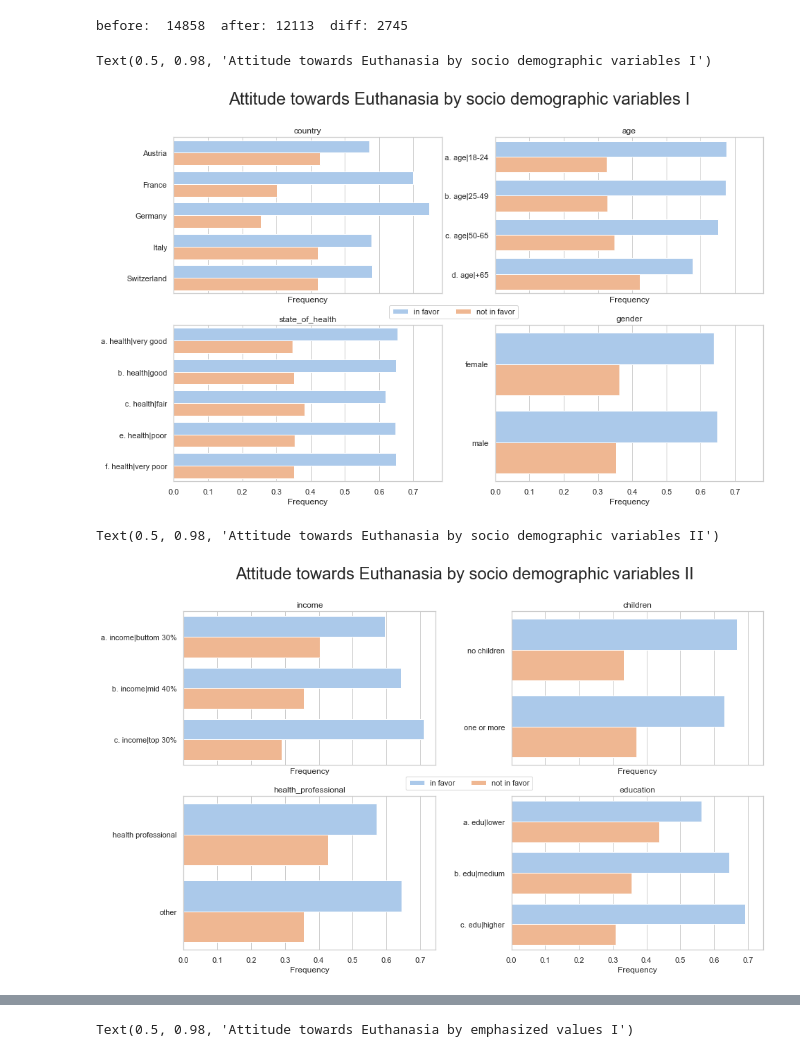
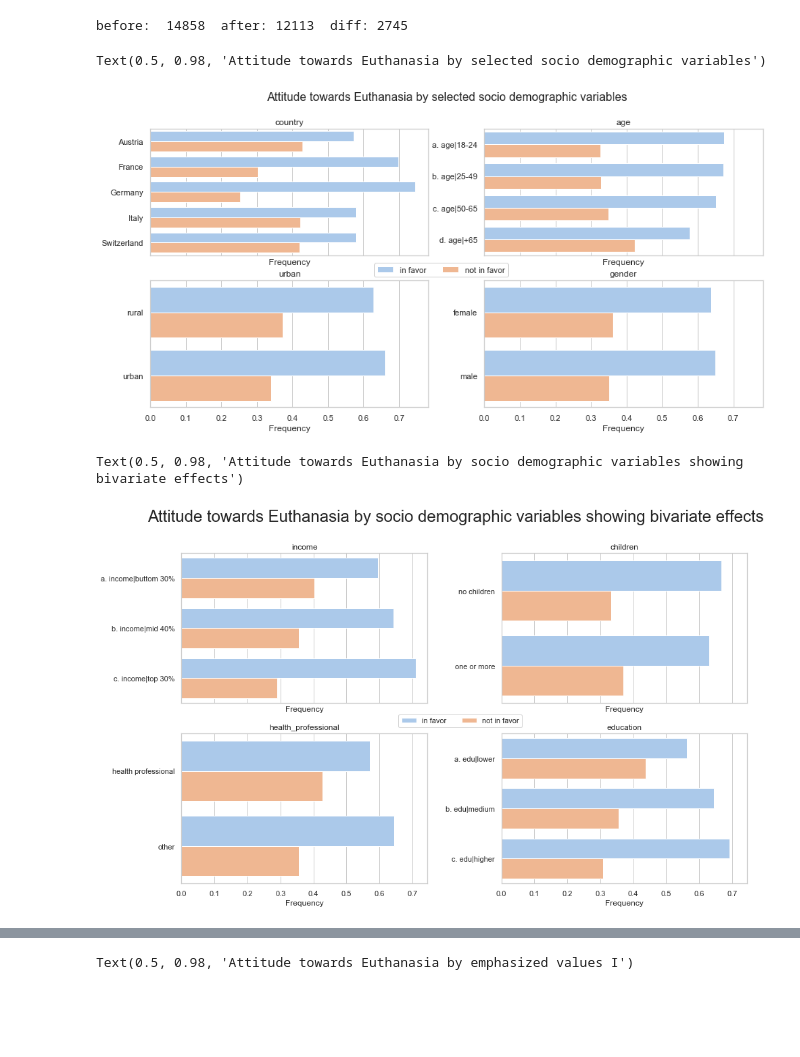
Before and after one commit to michaelEbner/mm_sandiego_final_project_python, a Jupyter notebook: final_project.ipynb, the cells around one changed output, grey strips where cells are left out. Drawn from its saved outputs; the diff is of its cells as text; code cells hidden in the pictures; blank space fills up the shorter version.

```diff
--- a/final_project.ipynb
+++ b/final_project.ipynb
@@ -129,10 +129,24 @@ df['importance_of_religion'] = np.where(df['importance_of_religion_num'] == 1,'a
                                       np.where(df['importance_of_religion_num'] == 2,'b. relImportance|quite important',
                                               np.where(df['importance_of_religion_num'] == 3,'c. relImportance|not important',
                                                        np.where(df['importance_of_religion_num'] == 4,'d. relImportance|not at all important', 'Unknown'))))
+df['importance of religion'] = np.where(df['importance_of_religion_num'] == 1,'very important',
+                                      np.where(df['importance_of_religion_num'] == 2,'quite important',
+                                              np.where(df['importance_of_religion_num'] == 3,'not important',
+                                                       np.where(df['importance_of_religion_num'] == 4,'not at all important', 'Unknown'))))
 ##do you belong to a religious denomination (1yes, 2no)
 df['rel_denomination_binary_num'] = np.where(df['v51'] < 0, float('NaN'), df['v51'])
 ##harmonized religious denomination
 df['rel_denomination'] = np.where(df['v52'] == 1, 'Roman catholic',
+                                    np.where(df['v52'] == 2, 'Protestant',
+                                                np.where(df['v52'] == 3, 'Other Christians',
+                                                        np.where(df['v52'] == 4, 'Other',
+                                                                    np.where(df['v52'] == 5, 'Muslim',
+                                                                                np.where(df['v52'] == 6, 'Other Rel. Denomination',
+                                                                                        np.where(df['v52'] == 7, 'Other',
+                                                                                                np.where(df['v52'] == 8, 'Other Christians',
+                                                                                                         np.where(df['rel_denomination_binary_num'] == 2,'No Rel. Denomination',
+                                                                                                                  np.where(df['v52'] == 9, 'Other', 'Unknown'))))))))))
+df['religious denomination'] = np.where(df['v52'] == 1, 'Roman catholic',
                                     np.where(df['v52'] == 2, 'Protestant',
                                                 np.where(df['v52'] == 3, 'Other Christians',
                                                         np.where(df['v52'] == 4, 'Other',
@@ -142,9 +156,13 @@ df['rel_denomination'] = np.where(df['v52'] == 1, 'Roman catholic',
                                                                                                 np.where(df['v52'] == 8, 'Other Christians',
                                                                                                          np.where(df['rel_denomination_binary_num'] == 2,'None',
                                                                                                                   np.where(df['v52'] == 9, 'Other', 'Unknown'))))))))))
-df['rel_denomination_binary_num'] = np.where(df['rel_denomination'] != 'None',2,
-                                             np.where(df['rel_denomination'] == 'None',1, np.NaN))
+
+df['rel_denomination_binary_num'] = np.where(df['rel_denomination'] != 'None',1,
+                                             np.where(df['rel_denomination'] == 'None',2, np.NaN))
 df['rel_denomination_binary'] = np.where(df['rel_denomination_binary_num'] == 2, 'no',
+                                             np.where(df['rel_denomination_binary_num'] == 1, 'yes', np.NaN))
+
+df['religious denomination binary'] = np.where(df['rel_denomination_binary_num'] == 2, 'no',
                                              np.where(df['rel_denomination_binary_num'] == 1, 'yes', np.NaN))
 ##how often attend religious services v54
 
@@ -165,6 +183,10 @@ df['religious_person_num'] = np.where(np.isnan(df['religious_person_num']),round
 df['religious_person'] = np.where(df['religious_person_num'] == 1,'a. relPerson|yes',
                                   np.where(df['religious_person_num'] == 2,'b. relPerson|no',
                                            np.where(df['religious_person_num'] == 3,'c. relPerson|atheist',np.NaN)))
+df['religious person'] = np.where(df['religious_person_num'] == 1,'yes',
+                                  np.where(df['religious_person_num'] == 2,'no',
+                                           np.where(df['religious_person_num'] == 3,'atheist',np.NaN)))
+
 ##how often do you pray outside of religious services v64
 ### 1 every day,2 more than once week,3 at least once a week,4 at least once a month
 ### 5 several times a year,6 less often,7 never
@@ -279,7 +283,7 @@ df_working = pd.DataFrame(df[['id_cocas', 'country',
        'value_determinationperseverance', 'value_religionsfaith_num',
        'value_religionsfaith', 'value_unselfishness_num',
        'value_unselfishness', 'value_obedience_num', 'value_obedience',
-       'trust_num', 'trust', 'leftVSright_num', 'leftVSright']]).reset_index(drop=1)
+       'trust_num', 'trust', 'leftVSright_num', 'leftVSright','religious denomination binary','religious denomination','religious person','importance of religion']]).reset_index(drop=1)
 
 
 df_working.isnull().sum()
@@ -292,25 +296,25 @@ print('before: ',before,' after:', after, ' diff:', before - after)
 # %% [output]
 before:  14858  after: 12113  diff: 2745
 # %%
-fig, axes = plt.subplots(2, 2, figsize=(15, 9),sharex=True)
+fig, axes = plt.subplots(2, 2, figsize=(15, 7),sharex=True)
 
 sns.set(style="whitegrid")
 d = df_working
 
 d['frequency'] = 0 # a dummy column to refer to
-for col, ax in zip(['country', 'age','state_of_health','gender'], axes.flatten()):
+for col, ax in zip(['country', 'age','urban','gender'], axes.flatten()):
     counts = d.groupby([col, 'justify_euthanasia']).count()
     freq_per_group = counts.div(counts.groupby(col).transform('sum')).reset_index()
     sns.barplot(y=col, x='frequency', hue='justify_euthanasia', data=freq_per_group, ax=ax, palette="pastel", hue_order = ['in favor', 'not in favor'],errwidth=.5)
     #ax.legend(handles, labels, loc='lower right', ncol=3, bbox_to_anchor=(1.25,1))
     ax.set(title = col, xlabel='Frequency', ylabel='')
     ax.legend_.remove()
-ax.legend(ncol=3, bbox_to_anchor=(0.10, 1.15))
+ax.legend(ncol=3, bbox_to_anchor=(0.10, 1.17))
 
-fig.suptitle('Attitude towards Euthanasia by socio demographic variables I', fontsize=24)
+fig.suptitle('Attitude towards Euthanasia by selected socio demographic variables', fontsize=16)
 # %% [output]
-Text(0.5, 0.98, 'Attitude towards Euthanasia by socio demographic variables I')
+Text(0.5, 0.98, 'Attitude towards Euthanasia by selected socio demographic variables')
-[figure, old version]
+[figure, new version]
 # %%
 fig, axes = plt.subplots(2, 2, figsize=(15, 9),sharex=True)
 fig.subplots_adjust(left=None, bottom=None, right=None, top=None, wspace=0.3, hspace=None)
@@ -328,8 +332,8 @@ for col, ax in zip(['income', 'children','health_professional','education'], axe
     ax.legend_.remove()
 ax.legend(ncol=3, bbox_to_anchor=(0.10, 1.15))
 
-fig.suptitle('Attitude towards Euthanasia by socio demographic variables II', fontsize=24)
+fig.suptitle('Attitude towards Euthanasia by socio demographic variables showing bivariate effects', fontsize=24)
 # %% [output]
-Text(0.5, 0.98, 'Attitude towards Euthanasia by socio demographic variables II')
+Text(0.5, 0.98, 'Attitude towards Euthanasia by socio demographic variables showing bivariate effects')
-[figure, old version]
+[figure, new version]
 # %%
```
Also changed, not shown: parts of 20 cells of this notebook, 1 other file.
